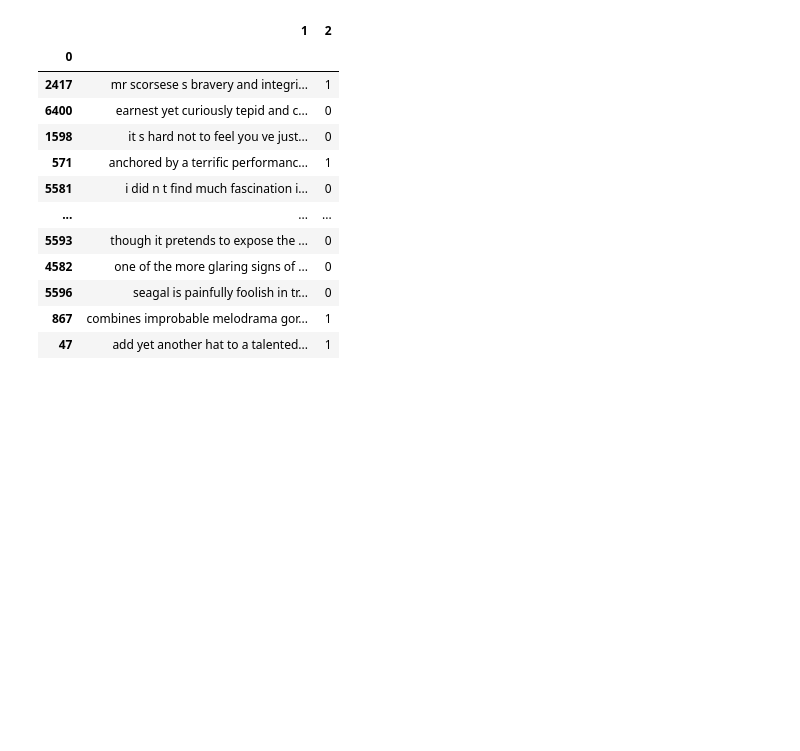
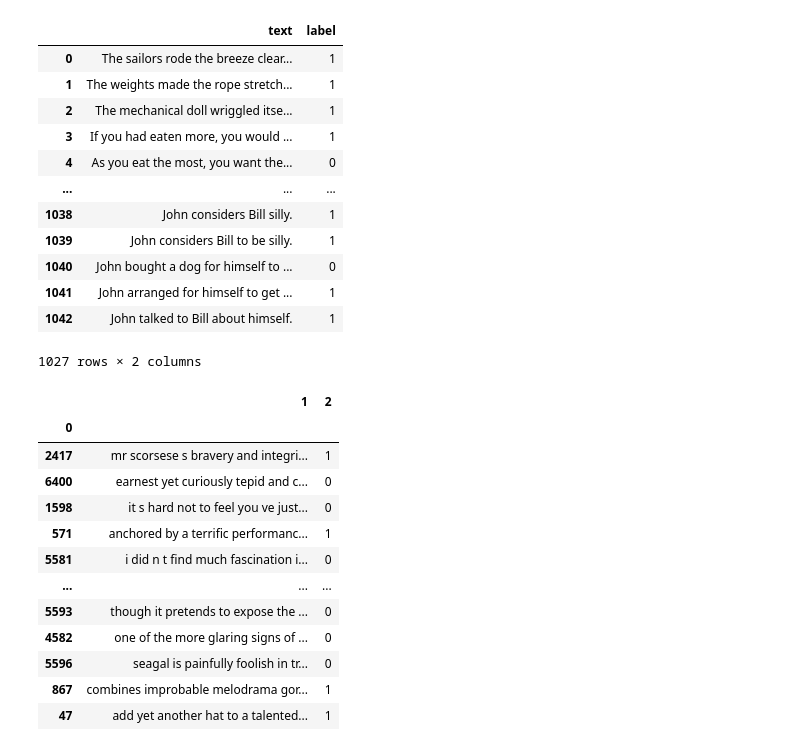
Before and after one commit to mttk/unity-in-xai-court, a Jupyter notebook: analysis.ipynb, the cells around one changed output. Cells and saved outputs as stored; diff of their text form; code cells hidden in the pictures; blank space fills up the shorter version.

```diff
--- a/analysis.ipynb
+++ b/analysis.ipynb
@@ -6,0 +57,22 @@ import pandas as pd
+# %%
+from datasets import load_dataset
+from podium.datasets.hf import HFDatasetConverter
+
+hf_dataset = load_dataset("glue", "cola")
+hf_dataset = hf_dataset.rename_column("sentence", "text")
+print(hf_dataset)
+
+train, val, test = (
+    hf_dataset["train"],
+    hf_dataset["validation"],
+    hf_dataset["test"],
+)
+
+train = train.to_pandas()
+del train["idx"]
+
+test = test.to_pandas()
+del test["idx"]
+
+val = val.to_pandas()
+del val["idx"]
@@ -6,0 +95,4 @@ import pandas as pd
+# %%
+train = train[train.text.str.split().str.len() >= 3]
+test = test[test.text.str.split().str.len() >= 3]
+val = val[val.text.str.split().str.len() >= 3]
@@ -10,0 +120,24 @@ valid = pd.read_csv("data/SST/JWA/dev.csv", header=None, index_col=0)
+# %%
+train = train[train.text.str.split().str.len() >= 3]
+test = test[test.text.str.split().str.len() >= 3]
+val = val[val.text.str.split().str.len() >= 3]
+
+train.to_csv("data/COLA/train.csv", header=False)
+test.to_csv("data/COLA/test.csv", header=False)
+val.to_csv("data/COLA/dev.csv", header=False)
+# %%
+val
+# %% [output]
+|  | text | label |
+| 0 | The sailors rode the breeze clear... | 1 |
+| 1 | The weights made the rope stretch... | 1 |
+| 2 | The mechanical doll wriggled itse... | 1 |
+| 3 | If you had eaten more, you would ... | 1 |
+| 4 | As you eat the most, you want the... | 0 |
+| ... | ... | ... |
+| 1038 | John considers Bill silly. | 1 |
+| 1039 | John considers Bill to be silly. | 1 |
+| 1040 | John bought a dog for himself to ... | 0 |
+| 1041 | John arranged for himself to get ... | 1 |
+| 1042 | John talked to Bill about himself. | 1 |
+1027 rows × 2 columns
```
Also changed, not shown: parts of 9 cells of this notebook, 9 other files.
